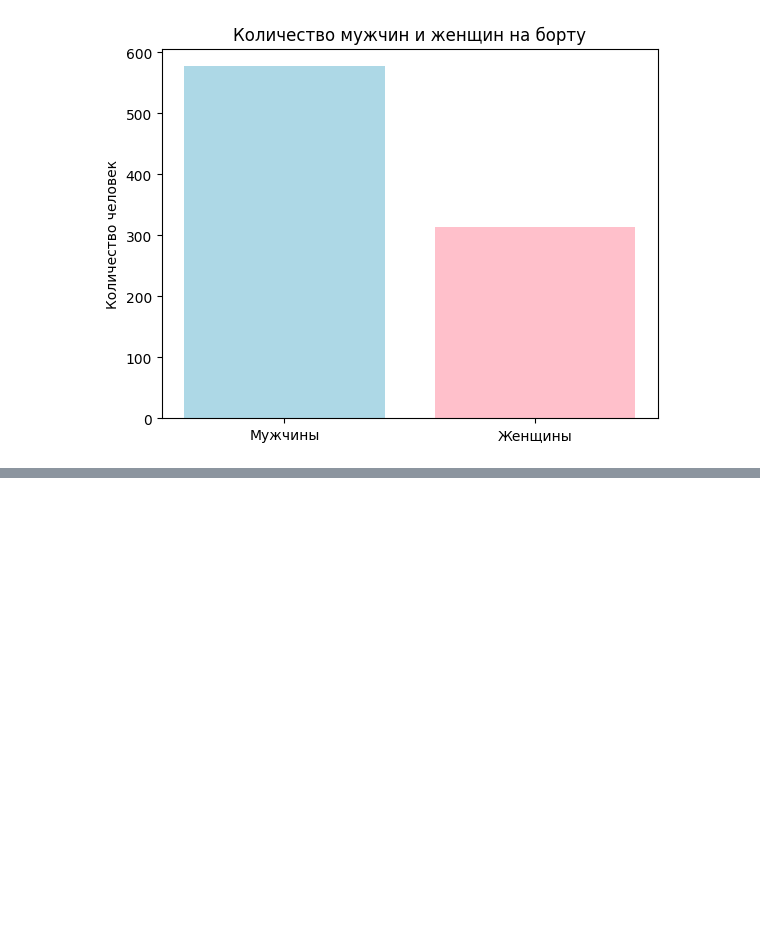
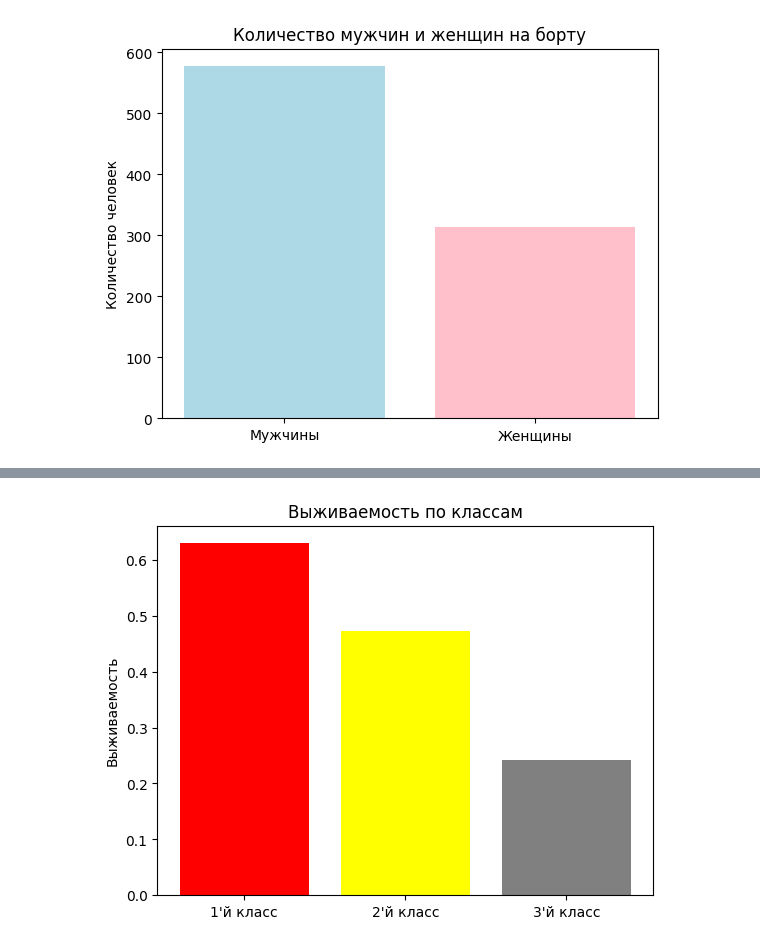
Before and after one commit to StepanPro999636/git_practice, a Jupyter notebook: homework_lesson3_Lazarenko_Stephan.ipynb.ipynb, the cells around one changed output, grey strips where cells are left out. Saved outputs shown, nothing was run; the diff lists cells and outputs as text; code cells hidden in the pictures; blank space fills up the shorter version.

```diff
--- a/homework_lesson3_Lazarenko_Stephan.ipynb.ipynb
+++ b/homework_lesson3_Lazarenko_Stephan.ipynb.ipynb
@@ -61,0 +60,12 @@ plt.show()
+# %%
+results2 = {}
+results2['survived_by_pclass'] = tit.groupby('Pclass')['Survived'].mean().to_dict()
+object2 = ["1'й класс","2'й класс","3'й класс"]
+perfomance2 = [results2["survived_by_pclass"][1],results2["survived_by_pclass"][2],results2["survived_by_pclass"][3]]
+plt.bar(object2, perfomance2)
+plt.title("Выживаемость по классам")
+plt.ylabel("Выживаемость")
+plt.bar(object2, perfomance2, color=["Red","Yellow","Grey"])
+plt.show()
+# %% [output]
+[figure, added]
```
Also changed, not shown: parts of 1 cell of this notebook.
